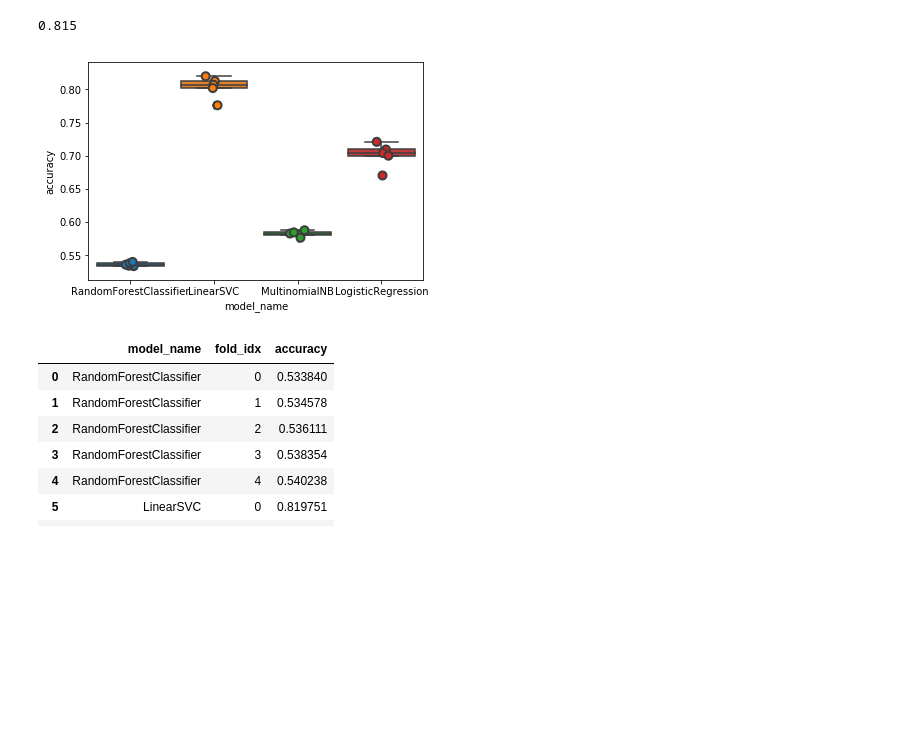
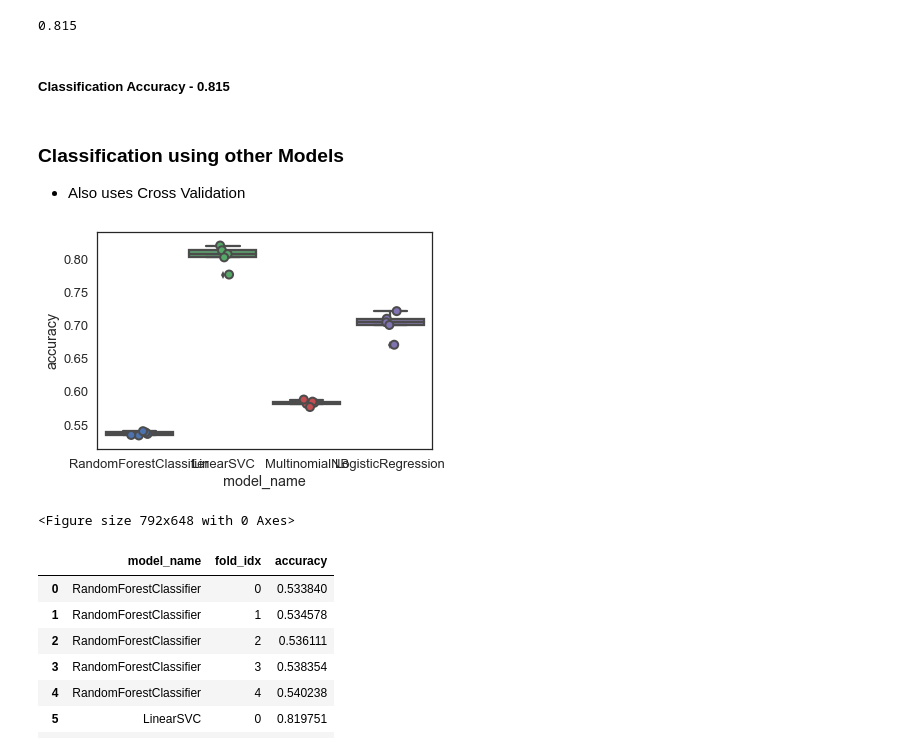
Before and after one commit to nareshkumar66675/Appomania, a Jupyter notebook: notebooks/Classification/AppClassifier.ipynb, the cells around one changed output. Cells and saved outputs as stored; diff of their text form; code cells hidden in the pictures; blank space fills up the shorter version.

```diff
--- a/notebooks/Classification/AppClassifier.ipynb
+++ b/notebooks/Classification/AppClassifier.ipynb
@@ -44,0 +62,16 @@ iOSWDesDF.head()
+# %%
+import seaborn as sns
+
+x_axis=[]
+y_axis=[]
+fig = plt.figure(1, figsize=(18,10))
+plt.xticks(rotation=85, fontsize = 15)
+sns.set(style="white", context="talk")
+
+sns.barplot(genreCount.index,genreCount.values, palette="deep")
+
+
+plt.title("Genres vs App Count")
+plt.xlabel("Genres")
+plt.ylabel("App Count")
+sns.despine(bottom=True)
@@ -136,6 +171,11 @@ clf = LinearSVC().fit(X_train_tfidf, y_train)
 clf.score(count_vect.transform(X_test), y_test)
 # %% [output]
 0.815
+# %% [markdown]
+##### Classification Accuracy - **0.815**
+# %% [markdown]
+### Classification using other Models
+- Also uses Cross Validation
 # %%
 
 # Classification using 4 models
@@ -143,35 +183,37 @@ clf.score(count_vect.transform(X_test), y_test)
 #   2) Support Vector Machine
 #   3)Naive Byes
 #   4)Logistic Regression
 
 # Cross Validation is used
 
 from sklearn.linear_model import LogisticRegression
 from sklearn.ensemble import RandomForestClassifier
-from sklearn.svm import LinearSVC
+from sklearn.naive_bayes import MultinomialNB
 from sklearn.model_selection import cross_val_score
 models = [
     RandomForestClassifier(n_estimators=200, max_depth=3, random_state=0),
     LinearSVC(),
     MultinomialNB(),
     LogisticRegression(random_state=0),
 ]
 CV = 5
 cv_df = pd.DataFrame(index=range(CV * len(models)))
 entries = []
 for model in models:
   model_name = model.__class__.__name__
   accuracies = cross_val_score(model, features, modelDF.prime_genre, scoring='accuracy', cv=CV)
   for fold_idx, accuracy in enumerate(accuracies):
     entries.append((model_name, fold_idx, accuracy))
 cv_df = pd.DataFrame(entries, columns=['model_name', 'fold_idx', 'accuracy'])
 import seaborn as sns
 sns.boxplot(x='model_name', y='accuracy', data=cv_df)
 sns.stripplot(x='model_name', y='accuracy', data=cv_df,
               size=8, jitter=True, edgecolor="gray", linewidth=2)
+plt.figure(figsize = (11,9))
 plt.show()
 # %% [output]
-[figure, old version]
+[figure, new version]
+<Figure size 792x648 with 0 Axes>
 # %%
 # Accuracies after Classification using cross validation for all models
 cv_df
```
Also changed, not shown: parts of 24 cells of this notebook, 4 other files.
